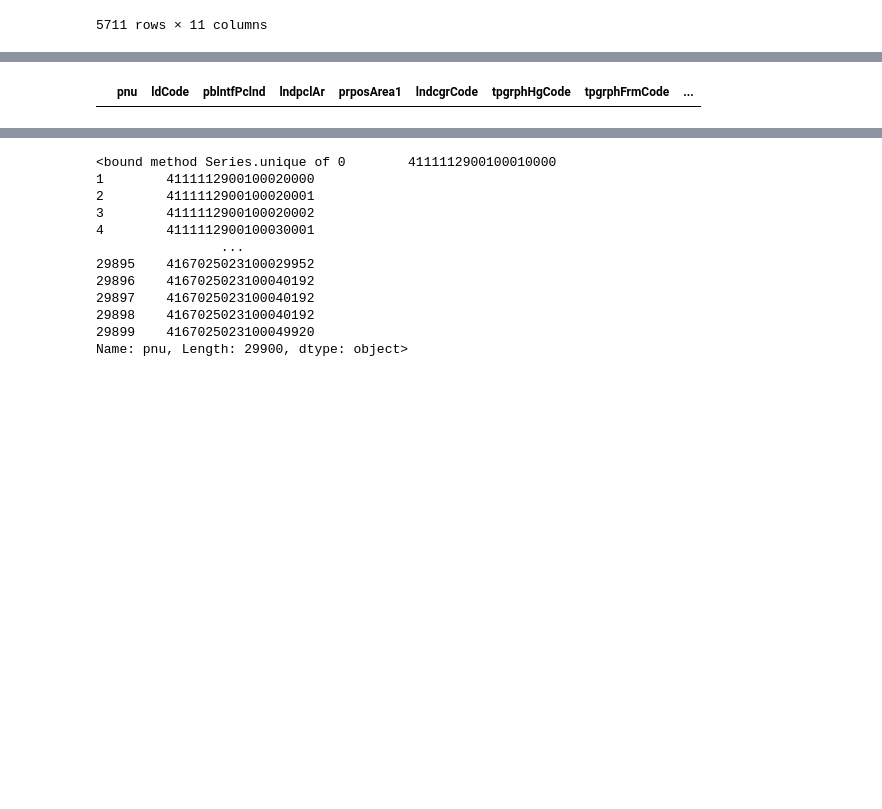
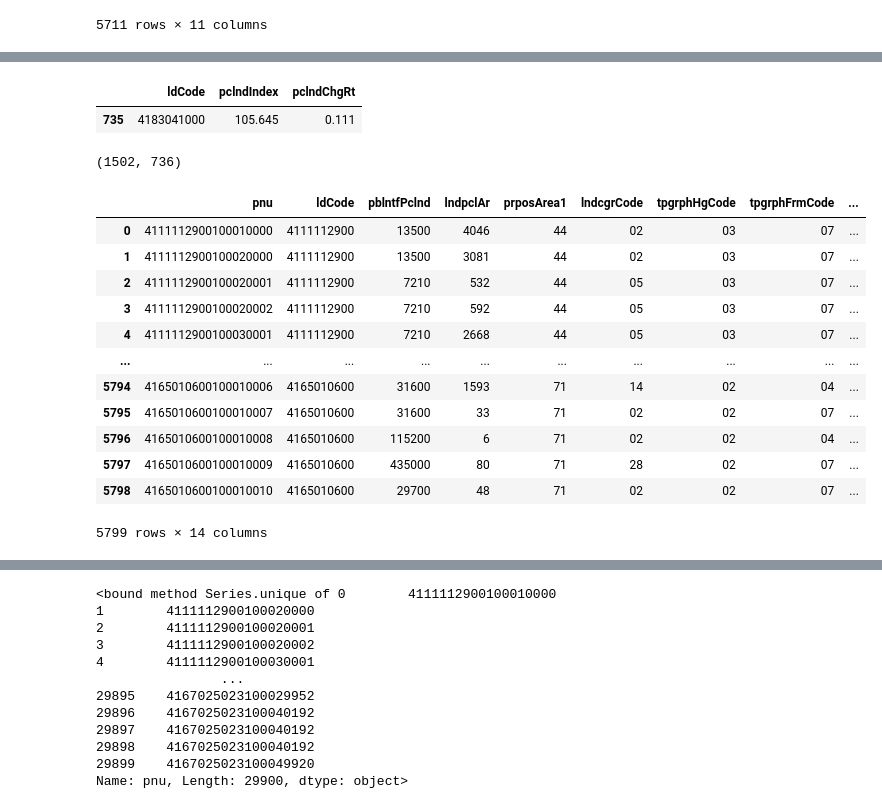
Before and after one commit to LEEPPEUM/final_project, a Jupyter notebook: DB/datasets.ipynb, the cells around one changed output, grey strips where cells are left out. Drawn from its saved outputs; the diff is of its cells as text; code cells hidden in the pictures; blank space fills up the shorter version.

```diff
--- a/DB/datasets.ipynb
+++ b/DB/datasets.ipynb
@@ -481,8 +562,29 @@ data_merge_1
+# %%
+data2_5[data2_5['ldCode']=='4183041000']
+# %% [output]
+|  | ldCode | pclndIndex | pclndChgRt |
+| 735 | 4183041000 | 105.645 | 0.111 |
+# %%
+len(data1_1['ldCode'].unique()), len(data2_5['ldCode'].unique())
+# %% [output]
+(1502, 736)
 # %%
-data_merge_2 = pd.merge(data1_1, data3_2, how="inner", on="pnu")
+data_merge_2 = pd.merge(data_merge_1, data5, how="inner", on="pnu")
 data_merge_2
 # %% [output]
 |  | pnu | ldCode | pblntfPclnd | lndpclAr | prposArea1 | lndcgrCode | tpgrphHgCode | tpgrphFrmCode | ... |
+| 0 | 4111112900100010000 | 4111112900 | 13500 | 4046 | 44 | 02 | 03 | 07 | ... |
+| 1 | 4111112900100020000 | 4111112900 | 13500 | 3081 | 44 | 02 | 03 | 07 | ... |
+| 2 | 4111112900100020001 | 4111112900 | 7210 | 532 | 44 | 05 | 03 | 07 | ... |
+| 3 | 4111112900100020002 | 4111112900 | 7210 | 592 | 44 | 05 | 03 | 07 | ... |
+| 4 | 4111112900100030001 | 4111112900 | 7210 | 2668 | 44 | 05 | 03 | 07 | ... |
+| ... | ... | ... | ... | ... | ... | ... | ... | ... | ... |
+| 5794 | 4165010600100010006 | 4165010600 | 31600 | 1593 | 71 | 14 | 02 | 04 | ... |
+| 5795 | 4165010600100010007 | 4165010600 | 31600 | 33 | 71 | 02 | 02 | 07 | ... |
+| 5796 | 4165010600100010008 | 4165010600 | 115200 | 6 | 71 | 02 | 02 | 04 | ... |
+| 5797 | 4165010600100010009 | 4165010600 | 435000 | 80 | 71 | 28 | 02 | 07 | ... |
+| 5798 | 4165010600100010010 | 4165010600 | 29700 | 48 | 71 | 02 | 02 | 07 | ... |
+5799 rows × 14 columns
 # %%
 data1_1
 # %% [output]
```
Also changed, not shown: parts of 22 cells of this notebook, 1 other file.
